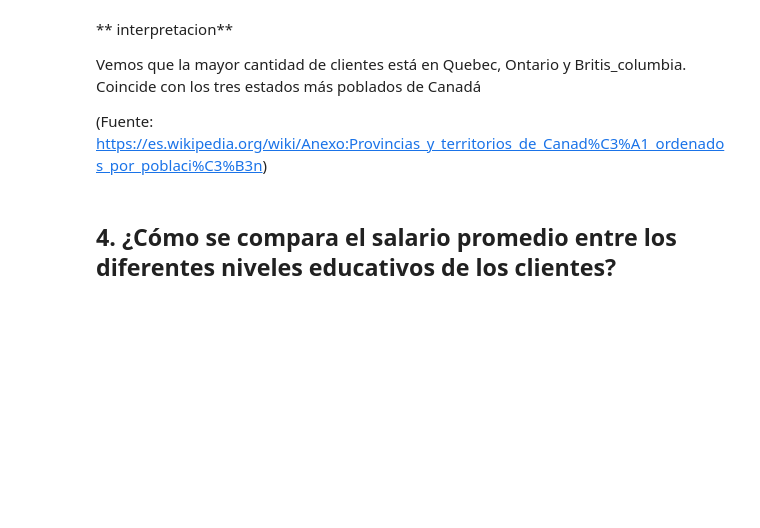
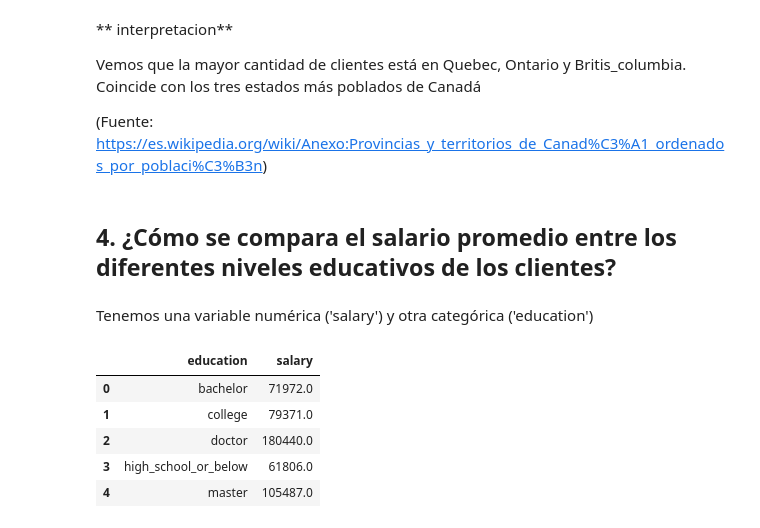
Before and after one commit to Adalab/bda-modulo-3-evaluacion-final-raquelmartinrodriguez, a Jupyter notebook: 3_analisis.ipynb, the cells around one changed output. Drawn from its saved outputs; the diff is of its cells as text; code cells hidden in the pictures; blank space fills up the shorter version.

```diff
--- a/3_analisis.ipynb
+++ b/3_analisis.ipynb
@@ -221,3 +208,16 @@ Vemos que la mayor cantidad de clientes está en Quebec, Ontario y Britis_columb
 (Fuente: https://es.wikipedia.org/wiki/Anexo:Provincias_y_territorios_de_Canad%C3%A1_ordenados_por_poblaci%C3%B3n)
 # %% [markdown]
 ## 4. ¿Cómo se compara el salario promedio entre los diferentes niveles educativos de los clientes?
+# %% [markdown]
+Tenemos una variable numérica ('salary') y otra categórica ('education')
+# %%
+#agrupamos por niveles educativos y hacemos la mediana, que es menos sensible a outliers
+df_educacion_mediana = df.groupby('education')['salary'].median().reset_index()
+df_educacion_mediana
+# %% [output]
+|  | education | salary |
+| 0 | bachelor | 71972.0 |
+| 1 | college | 79371.0 |
+| 2 | doctor | 180440.0 |
+| 3 | high_school_or_below | 61806.0 |
+| 4 | master | 105487.0 |
```
Also changed, not shown: parts of 7 cells of this notebook, 3 other files.
